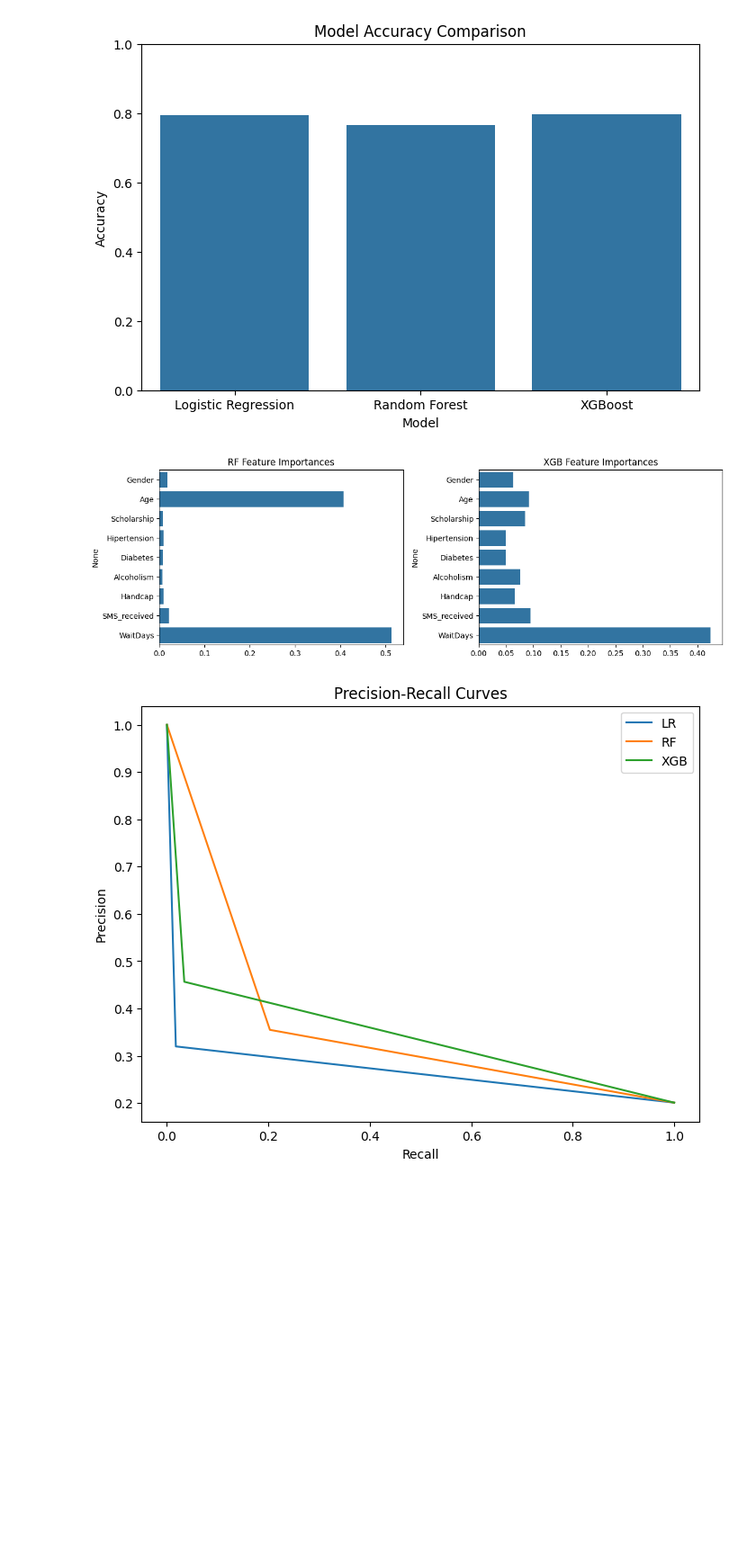
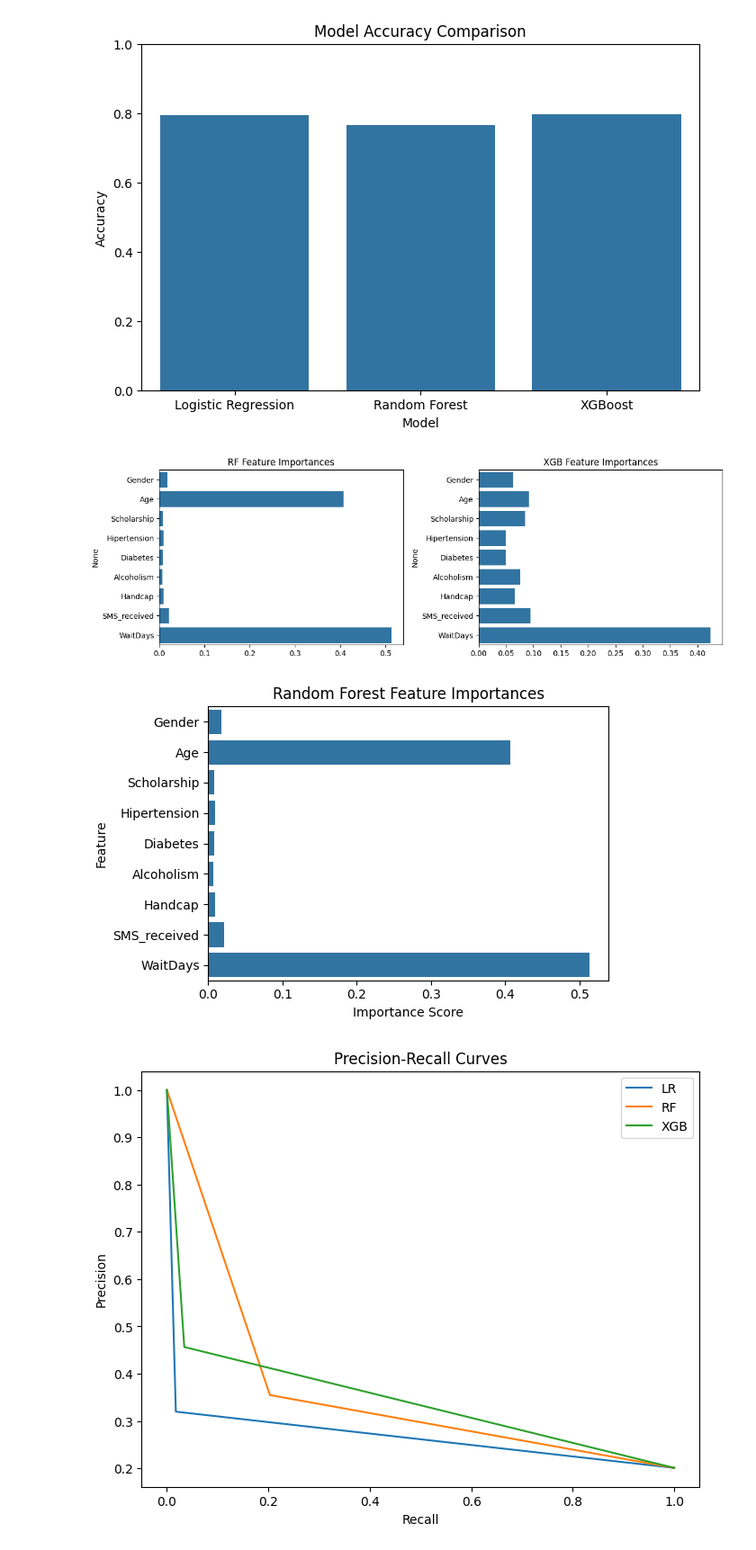
Before and after one commit to Kvnhooman/Final-Project-4-3, a Jupyter notebook: Supervised learning.ipynb, the cells around one changed output. Shown at 90% size. Saved outputs shown, nothing was run; the diff lists cells and outputs as text; code cells hidden in the pictures; blank space fills up the shorter version.

```diff
--- a/Supervised learning.ipynb
+++ b/Supervised learning.ipynb
@@ -198,15 +198,25 @@ plt.show()
 # %%
 #Plotting feature importances
 features = X.columns
 fig, axes = plt.subplots(1, 2, figsize=(12,4))
 sns.barplot(x=rf.feature_importances_, y=features, ax=axes[0])
 axes[0].set_title('RF Feature Importances')
 sns.barplot(x=xgb.feature_importances_, y=features, ax=axes[1])
 axes[1].set_title('XGB Feature Importances')
 plt.tight_layout()
 plt.show()
+
+#Ft Importance --> Random Forest
+plt.figure(figsize=(6,4))
+sns.barplot(x=rf.feature_importances_, y=features)
+plt.title('Random Forest Feature Importances')
+plt.xlabel('Importance Score')
+plt.ylabel('Feature')
+plt.tight_layout()
+plt.show()
 # %% [output]
 [figure]
+[figure, added]
 # %%
 #Precission and Recall Curves
 plt.figure(figsize=(8,6))
```
